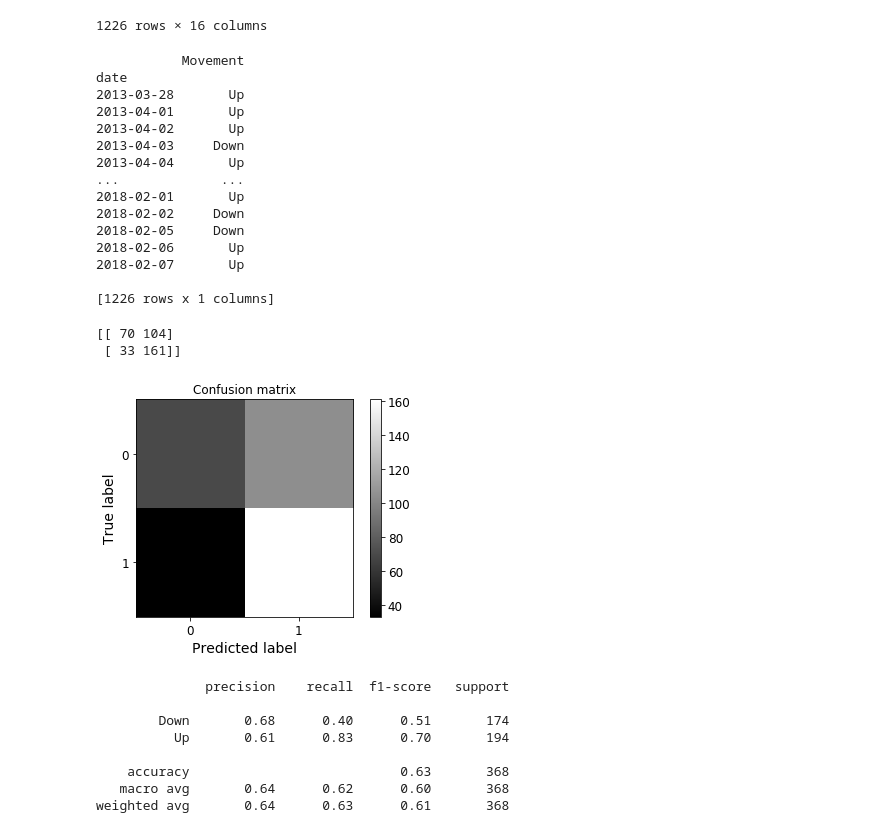
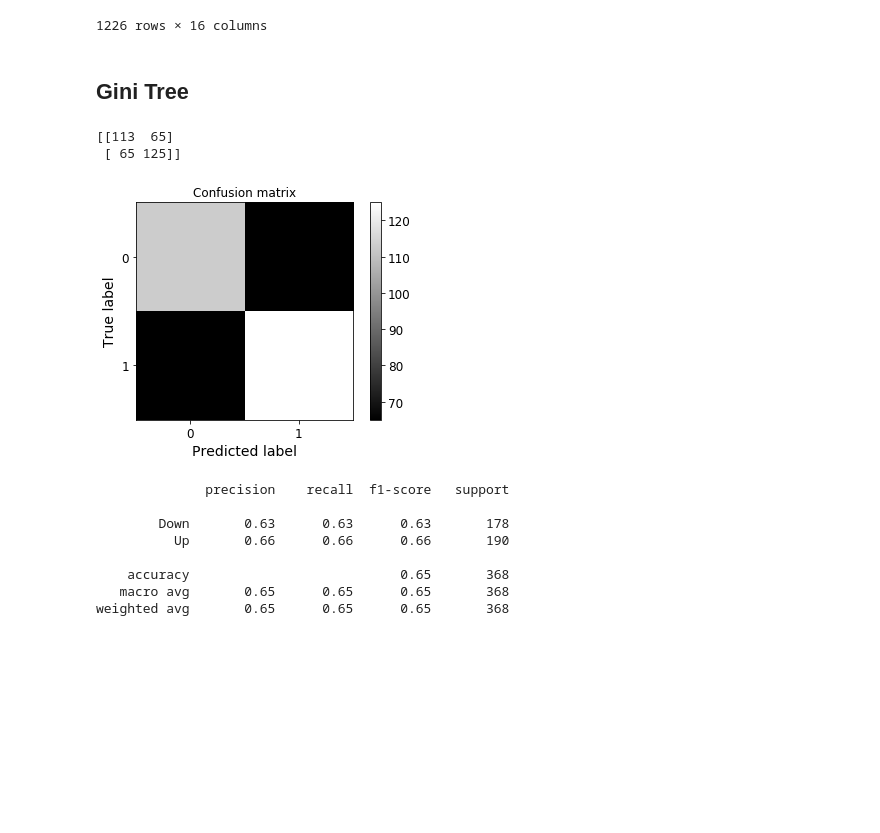
Before and after one commit to rtjuandi/Stock-Market-DAP, a Jupyter notebook: DAP3/DAP3.ipynb, the cells around one changed output. Cells and saved outputs as stored; diff of their text form; code cells hidden in the pictures; blank space fills up the shorter version.

```diff
--- a/DAP3/DAP3.ipynb
+++ b/DAP3/DAP3.ipynb
@@ -139,22 +140,4 @@ X = p
 
 y = df[['Movement']]
 
-print(y)
-
 X_train, X_test, y_train, y_test = train_test_split(X, y, test_size=0.30)
-# %% [output]
-           Movement
-date
-2013-03-28       Up
-2013-04-01       Up
-2013-04-02       Up
-2013-04-03     Down
-2013-04-04       Up
-...             ...
-2018-02-01       Up
-2018-02-02     Down
-2018-02-05     Down
-2018-02-06       Up
-2018-02-07       Up
-
-[1226 rows x 1 columns]
@@ -161,61 +156,35 @@ date
+# %% [markdown]
+## Gini Tree
 # %%
 # Training
-clf = DecisionTreeClassifier(max_depth=3, criterion="gini")
+clf = DecisionTreeClassifier(max_depth=4, criterion="gini", random_state = 42)
 clf.fit(X_train, y_train)
 
 # Evaluation
 y_pred = clf.predict(X_test)
 
-
-# Show confusion matrix
-def plot_confusion_matrix(confusion_mat, cln):
-    plt.imshow(confusion_mat, interpolation='nearest', cmap=plt.cm.gray)
-    plt.title('Confusion matrix')
-    plt.colorbar()
-    tick_marks = np.arange(cln)
-    plt.xticks(tick_marks, tick_marks)
-    plt.yticks(tick_marks, tick_marks)
-    plt.ylabel('True label')
-    plt.xlabel('Predicted label')
-    plt.show()
-
-prediction = []
-actual = []
-
-for row in y_pred:
-    if row == 'Up':
-        prediction.append(1)
-    elif row == 'Down':
-        prediction.append(0)
-
-for index, row in y_test.iterrows():
-    if row['Movement'] == 'Up':
-        actual.append(1)
-    elif row['Movement'] == 'Down':
-        actual.append(0)
-
-cm = confusion_matrix(actual, prediction)
+cm = confusion_matrix(y_test, y_pred)
 print(cm)
 plot_confusion_matrix(cm, 2)
 
 # Print classification report
 result_metrics = classification_report(y_test, y_pred)
 print(result_metrics)
 
 # Tree
 dot_data = tree.export_graphviz(clf, out_file=None, filled=True,
                                 feature_names=['RSI', 'ATR', 'CloseEMA12', 'EMASignal', 'MACDSignal'])
 graphviz.Source(dot_data)
 # %% [output]
-[[ 70 104]
- [ 33 161]]
+[[113  65]
+ [ 65 125]]
-[figure, old version]
+[figure, new version]
               precision    recall  f1-score   support
 
-        Down       0.68      0.40      0.51       174
-          Up       0.61      0.83      0.70       194
+        Down       0.63      0.63      0.63       178
+          Up       0.66      0.66      0.66       190
 
-    accuracy                           0.63       368
-   macro avg       0.64      0.62      0.60       368
-weighted avg       0.64      0.63      0.61       368
+    accuracy                           0.65       368
+   macro avg       0.65      0.65      0.65       368
+weighted avg       0.65      0.65      0.65       368
 [drawing not drawn]
```
Also changed, not shown: parts of 8 cells of this notebook.
